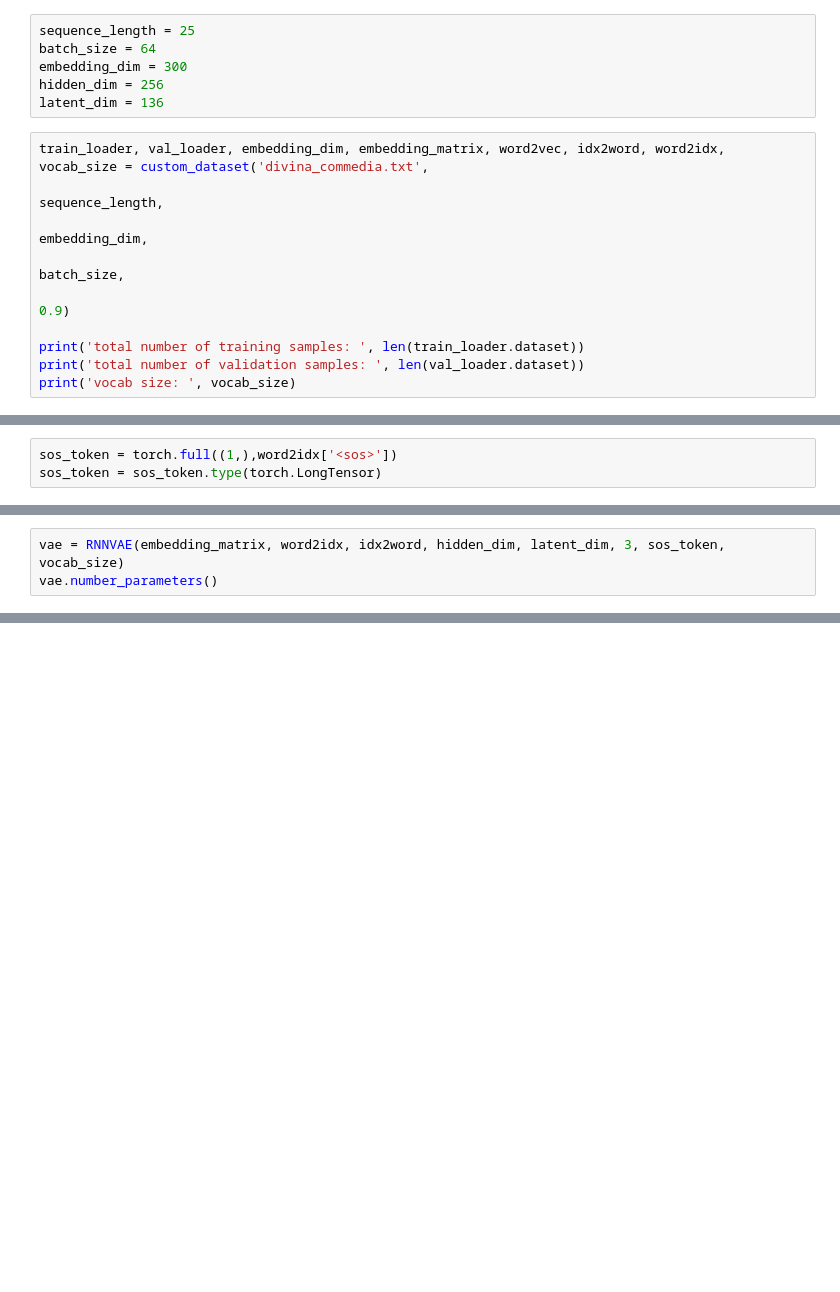
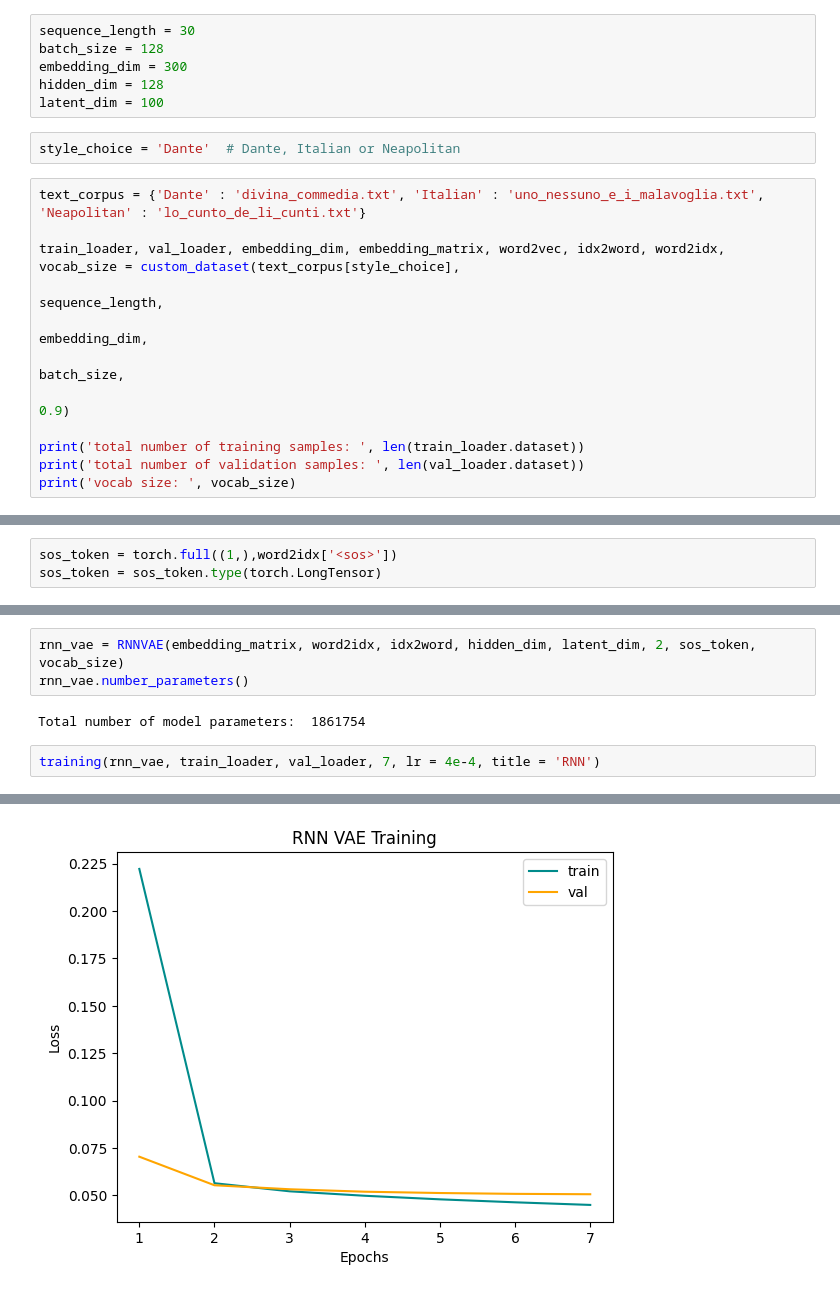
Before and after one commit to MassimoMario/Italic_Text_Generation, a Jupyter notebook: RNN_VAE.ipynb, the cells around one changed output, grey strips where cells are left out. Cells and saved outputs as stored; diff of their text form; blank space fills up the shorter version.

```diff
--- a/RNN_VAE.ipynb
+++ b/RNN_VAE.ipynb
@@ -472,11 +667,15 @@ def training(model, train_loader, val_loader, num_epochs, lr = 4e-4, title = 'Tr
 # %%
-sequence_length = 25
-batch_size = 64
+sequence_length = 30
+batch_size = 128
 embedding_dim = 300
-hidden_dim = 256
-latent_dim = 136
+hidden_dim = 128
+latent_dim = 100
+# %%
+style_choice = 'Dante'  # Dante, Italian or Neapolitan
 # %%
-train_loader, val_loader, embedding_dim, embedding_matrix, word2vec, idx2word, word2idx, vocab_size = custom_dataset('divina_commedia.txt',
+text_corpus = {'Dante' : 'divina_commedia.txt', 'Italian' : 'uno_nessuno_e_i_malavoglia.txt', 'Neapolitan' : 'lo_cunto_de_li_cunti.txt'}
+
+train_loader, val_loader, embedding_dim, embedding_matrix, word2vec, idx2word, word2idx, vocab_size = custom_dataset(text_corpus[style_choice],
                                                                                                                     sequence_length,
                                                                                                                     embedding_dim,
                                                                                                                     batch_size,
@@ -491,3 +696,8 @@ sos_token = sos_token.type(torch.LongTensor)
 # %%
-vae = RNNVAE(embedding_matrix, word2idx, idx2word, hidden_dim, latent_dim, 3, sos_token, vocab_size)
-vae.number_parameters()
+rnn_vae = RNNVAE(embedding_matrix, word2idx, idx2word, hidden_dim, latent_dim, 2, sos_token, vocab_size)
+rnn_vae.number_parameters()
+# %% [output]
+Total number of model parameters:  1861754
+# %%
+training(rnn_vae, train_loader, val_loader, 7, lr = 4e-4, title = 'RNN')
+# %% [output]
@@ -493,0 +711 @@ vae.number_parameters()
+[figure, added]
```
Also changed, not shown: parts of 29 cells of this notebook.
